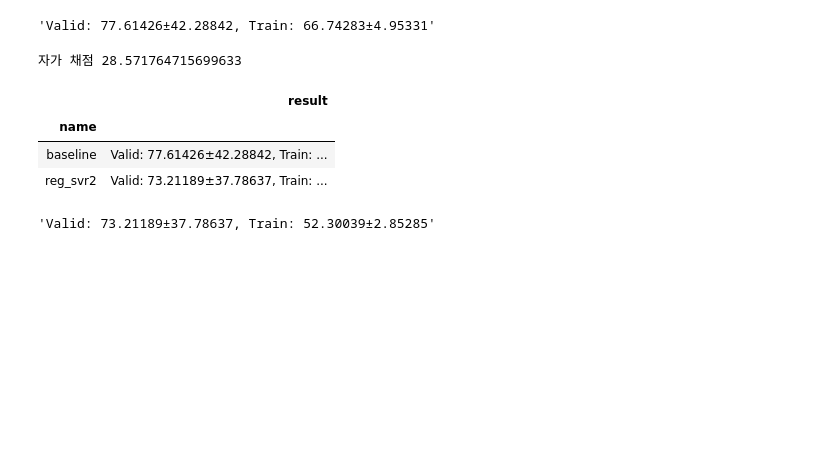
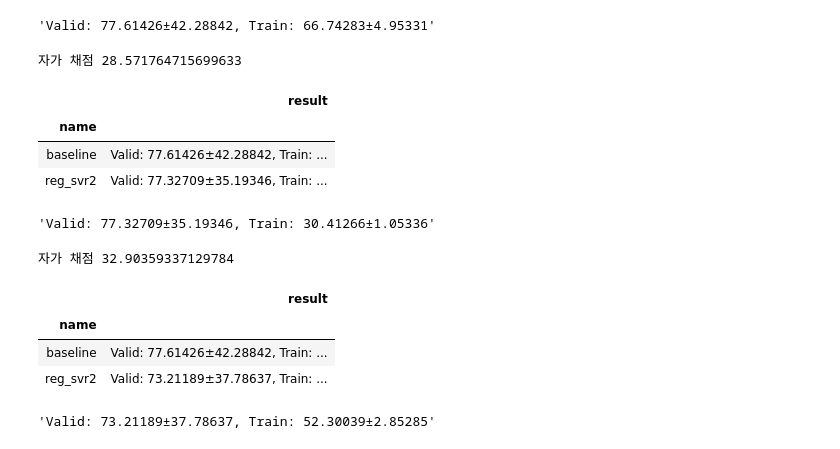
Before and after one commit to sunkusun9/DS_lv3_2609_1, a Jupyter notebook: sec_ds_lv3_prob3_kaggle.ipynb, the cells around one changed output. Saved outputs shown, nothing was run; the diff lists cells and outputs as text; code cells hidden in the pictures; blank space fills up the shorter version.

Commit message:
Day1 Kaggle 문제 최종 노트입니다.

```diff
--- a/sec_ds_lv3_prob3_kaggle.ipynb
+++ b/sec_ds_lv3_prob3_kaggle.ipynb
@@ -842,6 +841,31 @@ print(
 )
 # %% [output]
 자가 채점 28.571764715699633
+# %%
+# Hold-out 검정에서 찾았던 Hyper-Parameter의 결과
+ct = ColumnTransformer([
+    ('std', StandardScaler(), ['TotalHour'] + ['lag_{}'.format(i) for i in range(1, 7)]),
+    ('ohe', OneHotEncoder(categories='auto'), ['DayName']),
+    ('pt', 'passthrough', ['AM']) # , 'Holiday_yn': 효과성 없을 가능성 높다
+])
+
+reg_svr2 = make_pipeline(
+    ct, SVR(kernel = 'rbf', C = 1000, gamma = 0.2)
+)
+eval_model_ts('reg_svr2', reg_svr2)
+# %% [output]
+|  | result |
+| name |  |
+| baseline | Valid: 77.61426±42.28842, Train: ... |
+| reg_svr2 | Valid: 77.32709±35.19346, Train: ... |
+'Valid: 77.32709±35.19346, Train: 30.41266±1.05336'
+# %%
+prd = select_model(reg_svr2)
+print(
+    "자가 채점", mean_absolute_error(s_kaggle_ans, prd)
+)
+# %% [output]
+자가 채점 32.90359337129784
 # %%
 from sklearn.svm import SVR
 
```
Also changed, not shown: parts of 3 cells of this notebook.
